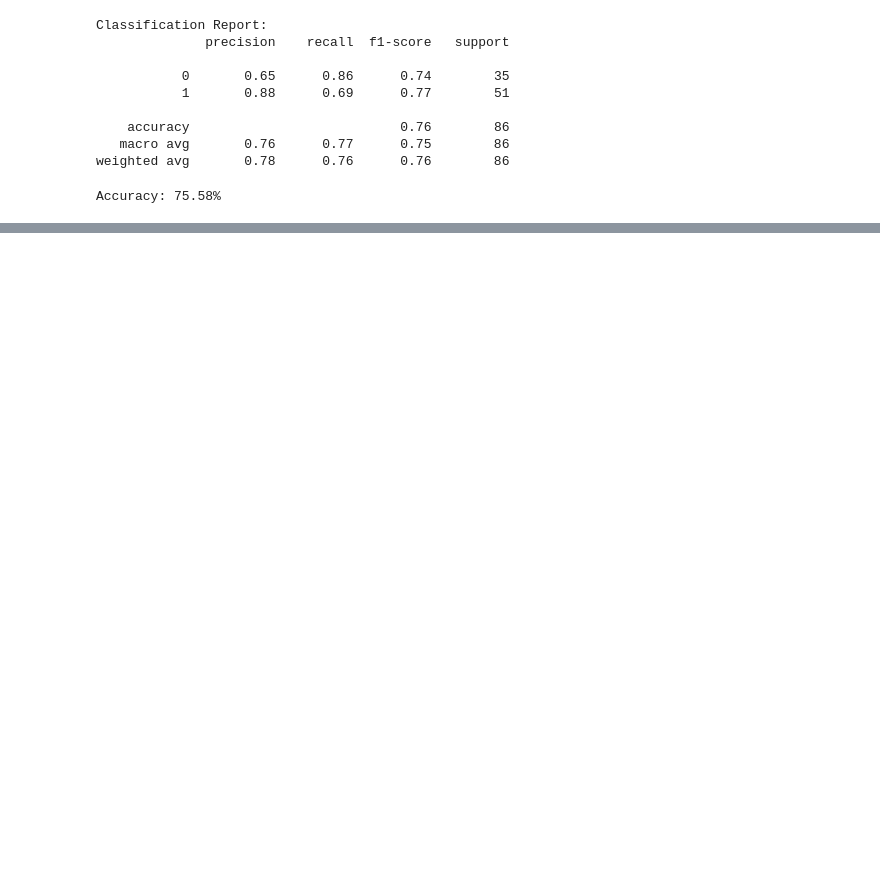
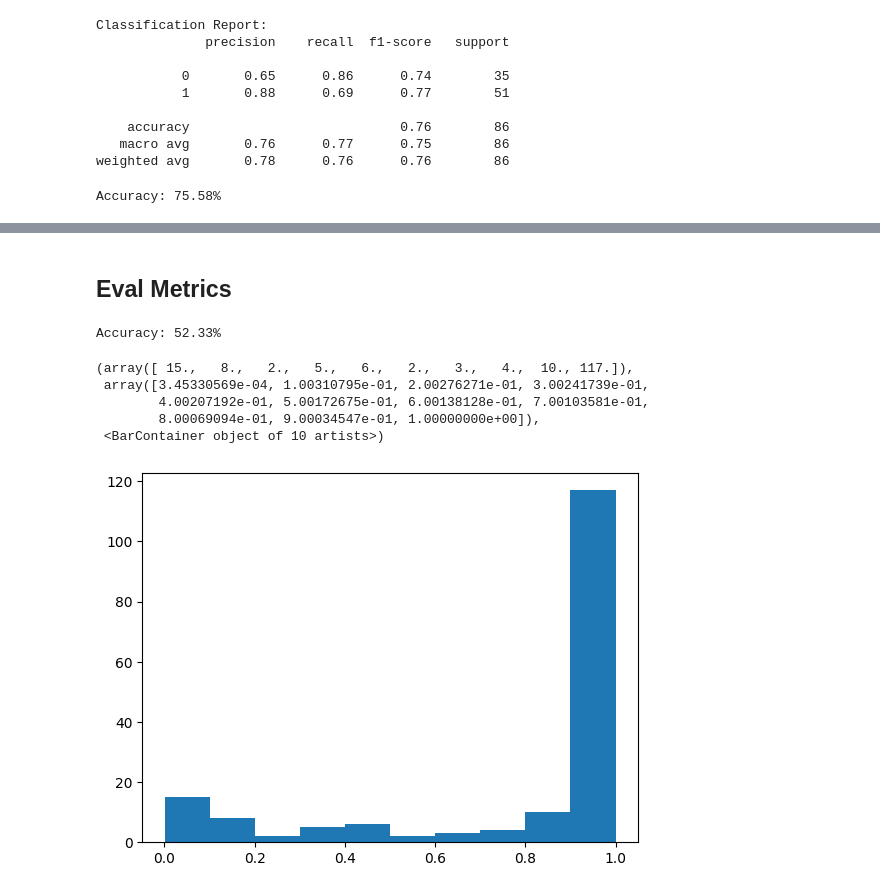
Before and after one commit to guillaumedherouville/mckinsey-methane-hackathon, a Jupyter notebook: notebooks/Pilot_Model.ipynb, the cells around one changed output, grey strips where cells are left out. Drawn from its saved outputs; the diff is of its cells as text; code cells hidden in the pictures; blank space fills up the shorter version.

Commit message:
Notebook Structuring and Model Improvements

```diff
--- a/notebooks/Pilot_Model.ipynb
+++ b/notebooks/Pilot_Model.ipynb
@@ -688,0 +717,7 @@ Accuracy: 75.58%
+# %%
+min_val = image_data.min()
+max_val = image_data.max()
+
+# Normalize the image data
+normalized_image_data = (image_data - min_val) / (max_val - min_val)
+normalized_image_data
@@ -688,0 +787,27 @@ Accuracy: 75.58%
+# %%
+# Initialize lists to store the preprocessed images
+equalized_images = []
+blurred_images = []
+
+# Loop through the loaded images
+for image in X_train_augmented:
+    if image.dtype != np.uint8:
+        # Convert to 8-bit (if not already)
+        image = (image / np.max(image) * 255).astype(np.uint8)
+
+    # Check if it's not already grayscale (single channel)
+    if len(image.shape) > 2 and image.shape[2] != 1:
+        # Convert to grayscale
+        image = cv2.cvtColor(image, cv2.COLOR_BGR2GRAY)
+
+    # Apply Histogram Equalization
+    equalized_image = cv2.equalizeHist(image)
+    equalized_images.append(equalized_image)
+
+    # Apply Gaussian Blurring
+    blurred_image = cv2.GaussianBlur(equalized_image, (5, 5), 0)  # Adjust kernel size as needed
+    blurred_images.append(blurred_image)
+
+# Convert the lists of preprocessed images into NumPy arrays
+equalized_images = np.array(equalized_images)
+blurred_images = np.array(blurred_images)
@@ -688,0 +873,4 @@ Accuracy: 75.58%
+# %%
+batch_size = 32
+epochs = 100
+model.fit(blurred_images,y_train_augmented, epochs=epochs, batch_size=batch_size, validation_split=0.2,callbacks=[early_stopping])
@@ -688,0 +896,4 @@ Accuracy: 75.58%
+# %%
+# Make predictions on the test dataset
+predictions = model.predict(X_test)
+predictions
@@ -688,0 +919,2 @@ Accuracy: 75.58%
+# %% [markdown]
+## Eval Metrics
@@ -688,0 +925,14 @@ Accuracy: 75.58%
+# %%
+accuracy = accuracy_score(y_test, binary_predictions)
+print(f"Accuracy: {accuracy*100:.2f}%")
+# %% [output]
+Accuracy: 52.33%
+# %%
+plt.hist(predictions.squeeze())
+# %% [output]
+(array([ 15.,   8.,   2.,   5.,   6.,   2.,   3.,   4.,  10., 117.]),
+ array([3.45330569e-04, 1.00310795e-01, 2.00276271e-01, 3.00241739e-01,
+        4.00207192e-01, 5.00172675e-01, 6.00138128e-01, 7.00103581e-01,
+        8.00069094e-01, 9.00034547e-01, 1.00000000e+00]),
+ <BarContainer object of 10 artists>)
+[figure, added]
```
Also changed, not shown: parts of 35 cells of this notebook.
